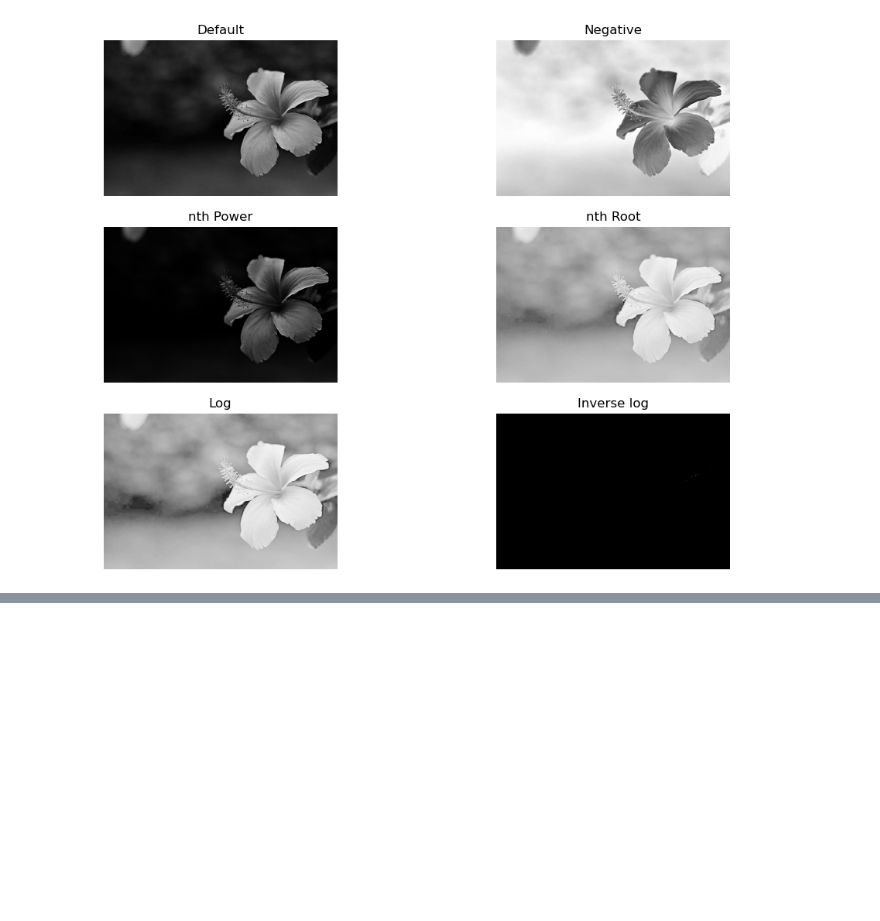
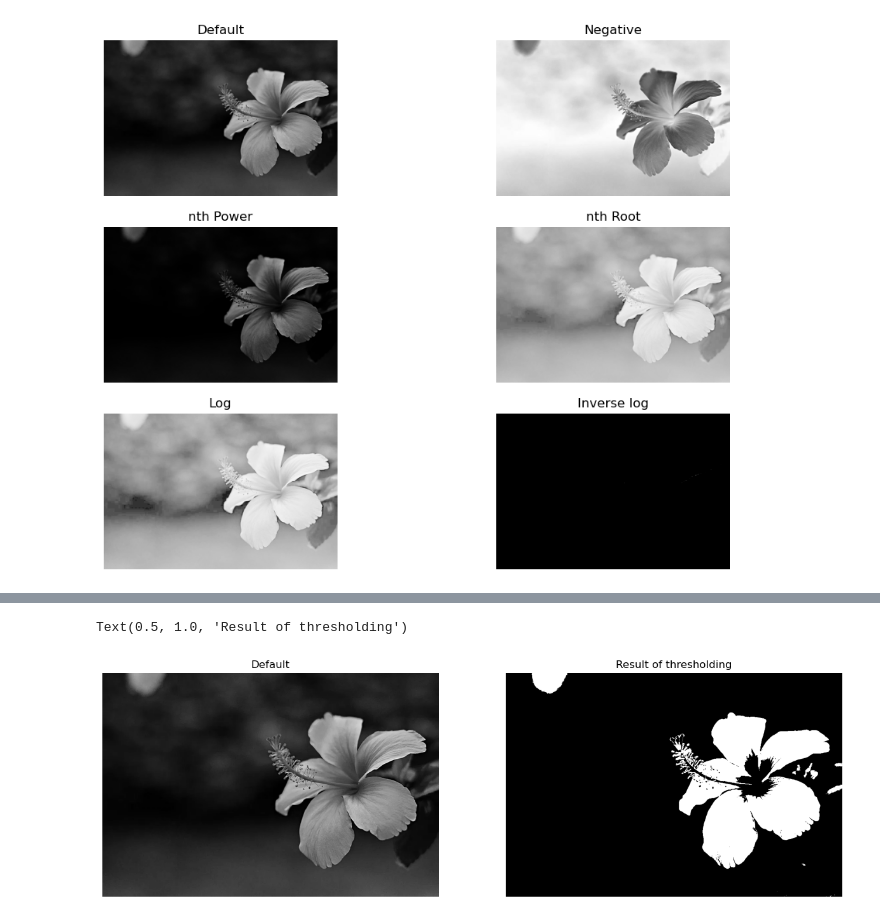
Before and after one commit to otaviofbrito/Digital-Image-Processing, a Jupyter notebook: intensity/negative.ipynb, the cells around one changed output, grey strips where cells are left out. Saved outputs shown, nothing was run; the diff lists cells and outputs as text; code cells hidden in the pictures; blank space fills up the shorter version.

```diff
--- a/intensity/negative.ipynb
+++ b/intensity/negative.ipynb
@@ -151,0 +207,29 @@ Text(0.5, 1.0, 'Inverse log')
+# %%
+T_th = []
+for i in range(gl + 1):
+  value = 0 if i <= 90 else 256
+  T_th.insert(i, value)
+# %%
+img_th = np.zeros((img.height, img.width))
+for i in range(img.height):
+  for j in range(img.width):
+    img_th[i][j] = T_th[img.matrix[i][j]]
+# %%
+fig = plot.figure(figsize=(15, 15))
+rows = 1
+columns = 2
+
+#Default
+fig.add_subplot(rows, columns, 1)
+plot.imshow(img.matrix, cmap='gray')
+plot.axis('off')
+plot.title("Default")
+
+#Negative
+fig.add_subplot(rows, columns, 2)
+plot.imshow(img_th, cmap='gray')
+plot.axis('off')
+plot.title("Result of thresholding")
+# %% [output]
+Text(0.5, 1.0, 'Result of thresholding')
+[figure, added]
```
Also changed, not shown: parts of 8 cells of this notebook.
